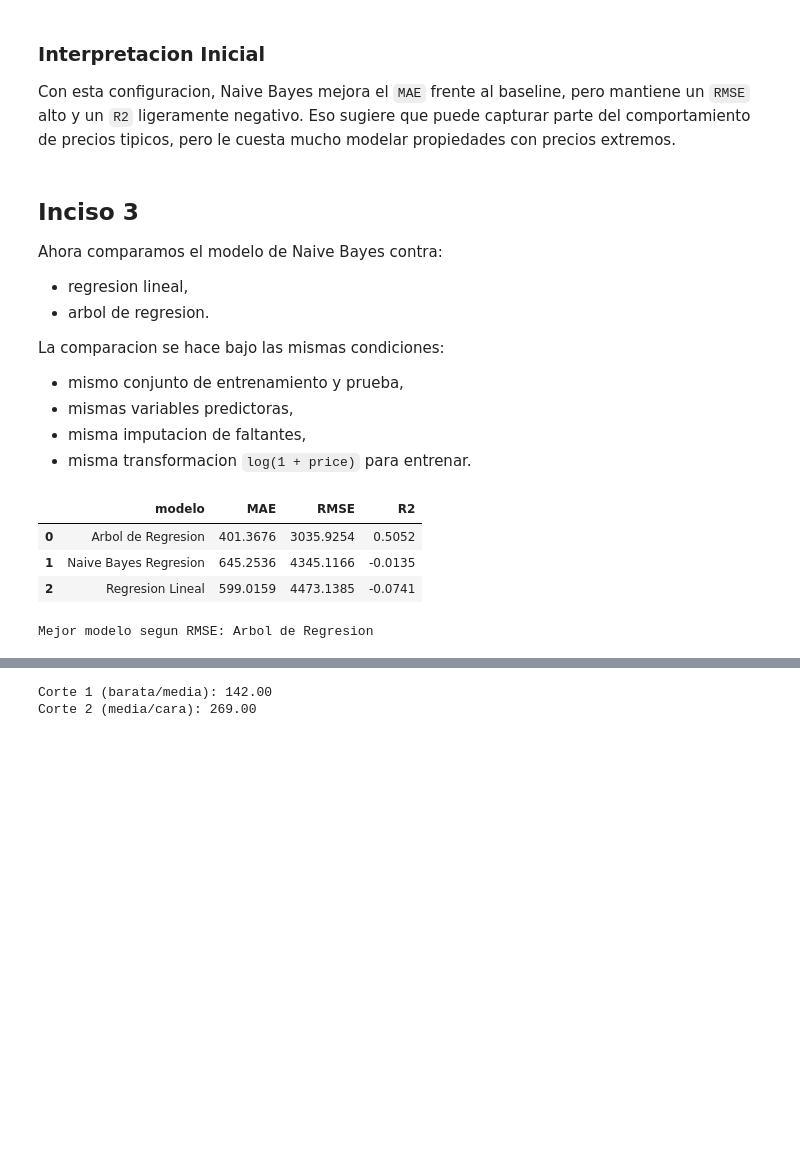
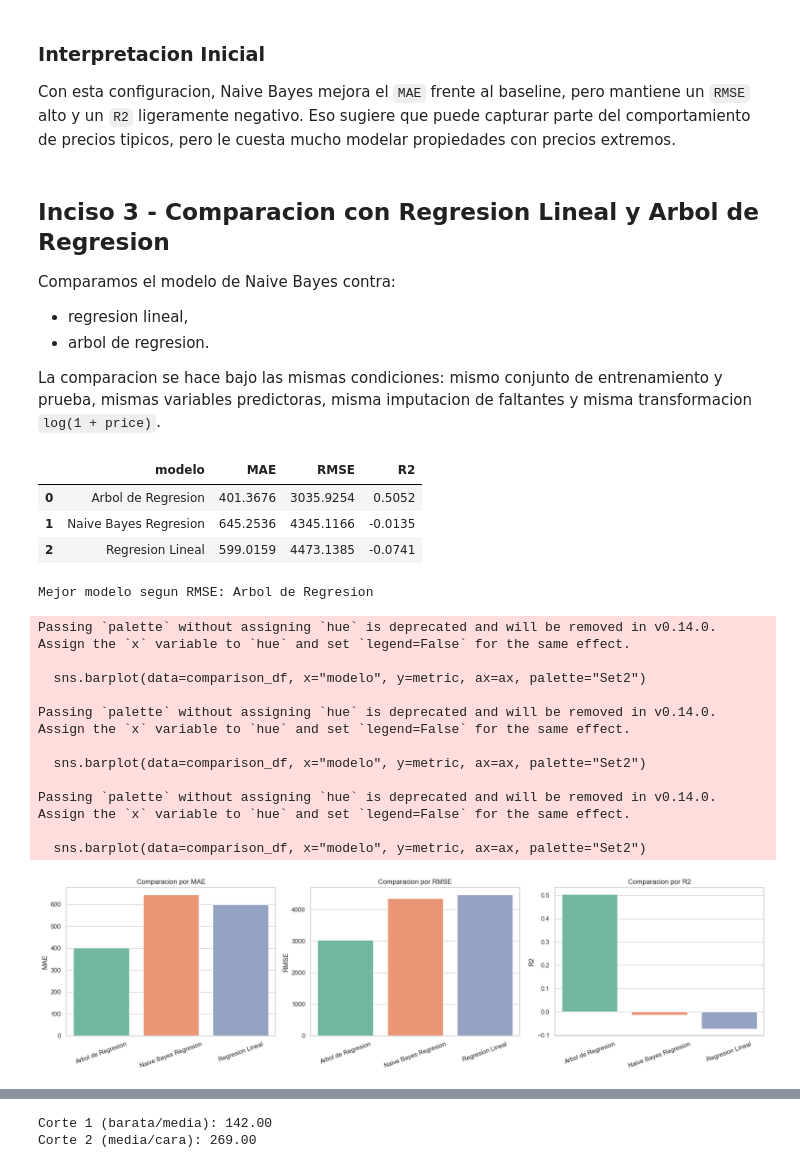
Before and after one commit to nicoCT04/lab5-MD, a Jupyter notebook: lab5_naive_bayes.ipynb, the cells around one changed output, grey strips where cells are left out. Saved outputs shown, nothing was run; the diff lists cells and outputs as text; code cells hidden in the pictures; blank space fills up the shorter version.

Commit message:
inciso 5

```diff
--- a/lab5_naive_bayes.ipynb
+++ b/lab5_naive_bayes.ipynb
@@ -281,19 +292,14 @@ plt.show()
 
 Con esta configuracion, Naive Bayes mejora el `MAE` frente al baseline, pero mantiene un `RMSE` alto y un `R2` ligeramente negativo. Eso sugiere que puede capturar parte del comportamiento de precios tipicos, pero le cuesta mucho modelar propiedades con precios extremos.
 # %% [markdown]
-## Inciso 3
+## Inciso 3 - Comparacion con Regresion Lineal y Arbol de Regresion
 
-Ahora comparamos el modelo de Naive Bayes contra:
+Comparamos el modelo de Naive Bayes contra:
 
 - regresion lineal,
 - arbol de regresion.
 
-La comparacion se hace bajo las mismas condiciones:
-
-- mismo conjunto de entrenamiento y prueba,
-- mismas variables predictoras,
-- misma imputacion de faltantes,
-- misma transformacion `log(1 + price)` para entrenar.
+La comparacion se hace bajo las mismas condiciones: mismo conjunto de entrenamiento y prueba, mismas variables predictoras, misma imputacion de faltantes y misma transformacion `log(1 + price)`.
 # %%
 regression_models = {
     "Naive Bayes Regresion": GaussianNaiveBayesRegressor(),
@@ -330,6 +336,30 @@ print(f"Mejor modelo segun RMSE: {best_regression_model}")
 | 1 | Naive Bayes Regresion | 645.2536 | 4345.1166 | -0.0135 |
 | 2 | Regresion Lineal | 599.0159 | 4473.1385 | -0.0741 |
 Mejor modelo segun RMSE: Arbol de Regresion
+# %%
+fig, axes = plt.subplots(1, 3, figsize=(18, 5))
+
+for ax, metric in zip(axes, ["MAE", "RMSE", "R2"]):
+    sns.barplot(data=comparison_df, x="modelo", y=metric, ax=ax, palette="Set2")
+    ax.set_title(f"Comparacion por {metric}")
+    ax.set_xlabel("")
+    ax.tick_params(axis="x", rotation=20)
+
+plt.tight_layout()
+plt.show()
+# %% [output]
+Passing `palette` without assigning `hue` is deprecated and will be removed in v0.14.0. Assign the `x` variable to `hue` and set `legend=False` for the same effect.
+
+  sns.barplot(data=comparison_df, x="modelo", y=metric, ax=ax, palette="Set2")
+
+Passing `palette` without assigning `hue` is deprecated and will be removed in v0.14.0. Assign the `x` variable to `hue` and set `legend=False` for the same effect.
+
+  sns.barplot(data=comparison_df, x="modelo", y=metric, ax=ax, palette="Set2")
+
+Passing `palette` without assigning `hue` is deprecated and will be removed in v0.14.0. Assign the `x` variable to `hue` and set `legend=False` for the same effect.
+
+  sns.barplot(data=comparison_df, x="modelo", y=metric, ax=ax, palette="Set2")
+[figure, added]
 # %% [markdown]
 ### Lectura del Inciso 3
 
```
Also changed, not shown: parts of 15 cells of this notebook, 1 other file.
